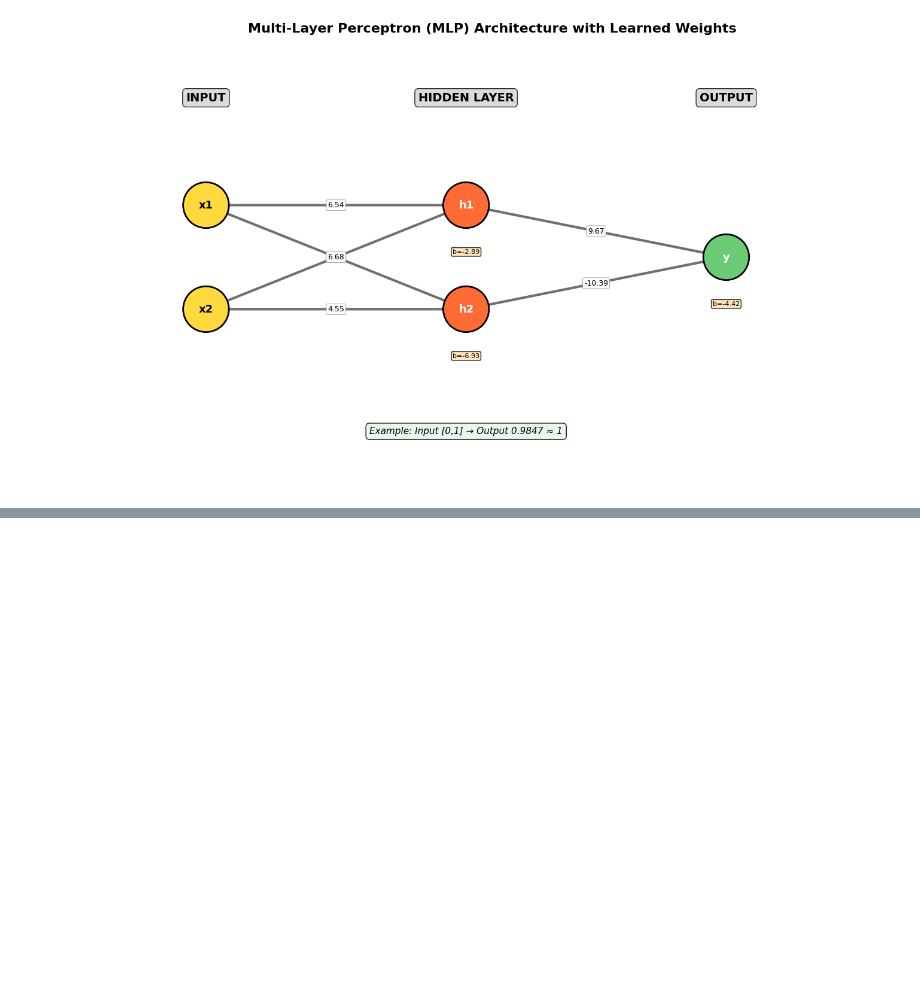
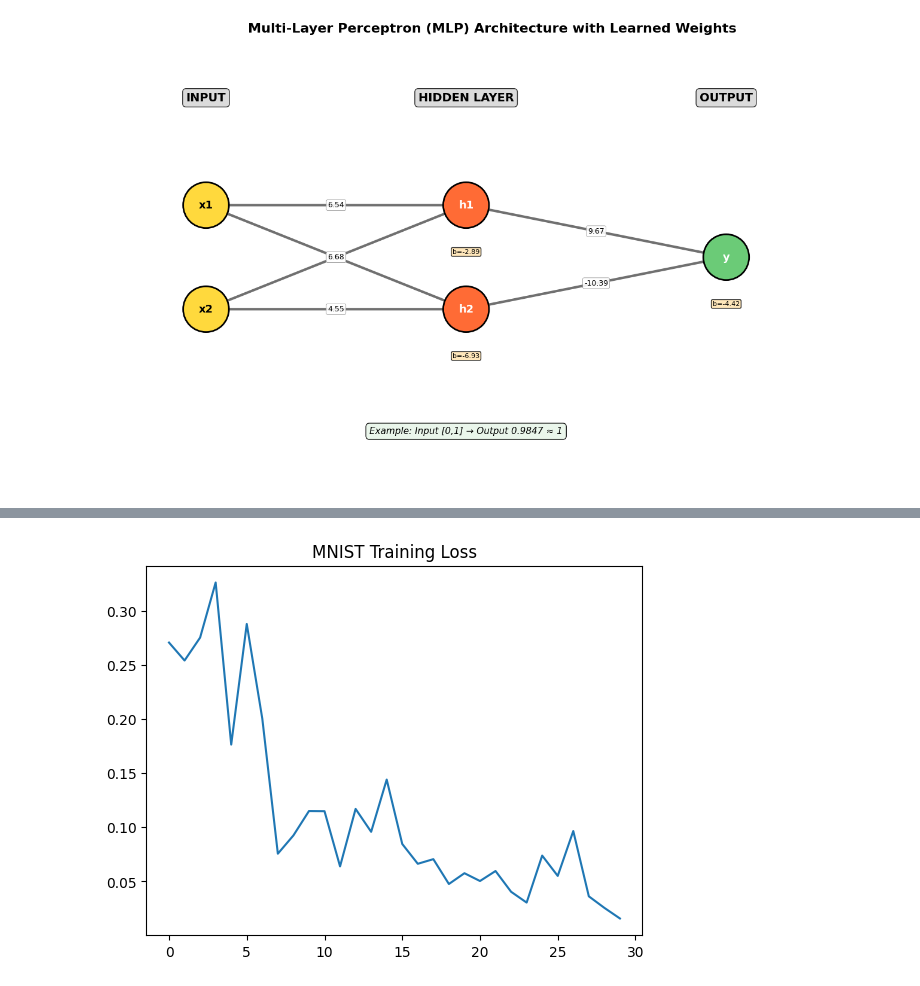
Before and after one commit to Paulyang80/DeepLearningLab, a Jupyter notebook: notebooks/03-mlp-basic.ipynb, the cells around one changed output, grey strips where cells are left out. Saved outputs shown, nothing was run; the diff lists cells and outputs as text; code cells hidden in the pictures; blank space fills up the shorter version.

```diff
--- a/notebooks/03-mlp-basic.ipynb
+++ b/notebooks/03-mlp-basic.ipynb
@@ -428,0 +646,19 @@ visualize_network(w1, b1, w2, b2)
+# %%
+class NeuralNet(nn.Module):
+    def __init__(self, input_size, hidden_size, num_classes):
+        super(NeuralNet, self).__init__()
+        self.flatten = nn.Flatten() # 幫我們把 (1, 28, 28) 拉成 (784)
+        self.linear_relu_stack = nn.Sequential(
+            nn.Linear(input_size, hidden_size), # 第一層: 784 -> 256
+            nn.ReLU(),                          # 激活函數: 讓模型學會非線性
+            nn.Linear(hidden_size, num_classes) # 輸出層: 256 -> 10
+        )
+
+    def forward(self, x):
+        # x 的形狀原本是 (batch, 1, 28, 28)
+        x = self.flatten(x) # 變成 (batch, 784)
+        logits = self.linear_relu_stack(x)
+        return logits
+
+model = NeuralNet(INPUT_SIZE, HIDDEN_SIZE, NUM_CLASSES)
+print(model)
@@ -428,0 +674,47 @@ visualize_network(w1, b1, w2, b2)
+# %%
+# 1. Loss and Optimizer
+criterion = nn.CrossEntropyLoss() # 內建 Softmax，專門做多分類
+optimizer = optim.Adam(model.parameters(), lr=LEARNING_RATE)
+
+# 2. Training Loop
+total_step = len(train_loader)
+loss_history = []
+
+for epoch in range(NUM_EPOCHS):
+    for i, (images, labels) in enumerate(train_loader):
+        # images shape: [100, 1, 28, 28]
+        # labels shape: [100]
+
+        # Forward pass
+        outputs = model(images)
+        loss = criterion(outputs, labels)
+
+        # Backward and optimize
+        optimizer.zero_grad()
+        loss.backward()
+        optimizer.step()
+
+        if (i+1) % 100 == 0:
+            print (f'Epoch [{epoch+1}/{NUM_EPOCHS}], Step [{i+1}/{total_step}], Loss: {loss.item():.4f}')
+            loss_history.append(loss.item())
+
+# 3. 測試模型準確率 (Test Accuracy)
+# 測試時不需要算梯度，省記憶體
+with torch.no_grad():
+    n_correct = 0
+    n_samples = 0
+    for images, labels in test_loader:
+        outputs = model(images)
+        # torch.max 回傳 (最大值, 最大值的索引)
+        # 我們的索引剛好就是 0~9，所以索引就是預測的數字
+        _, predicted = torch.max(outputs.data, 1)
+        n_samples += labels.size(0)
+        n_correct += (predicted == labels).sum().item()
+
+    acc = 100.0 * n_correct / n_samples
+    print(f'Accuracy of the network on the 10000 test images: {acc} %')
+
+plt.plot(loss_history)
+plt.title('MNIST Training Loss')
+plt.show()
+# %% [output]
@@ -428,0 +738 @@ visualize_network(w1, b1, w2, b2)
+[figure, added]
```
Also changed, not shown: parts of 10 cells of this notebook, 2 other files.
